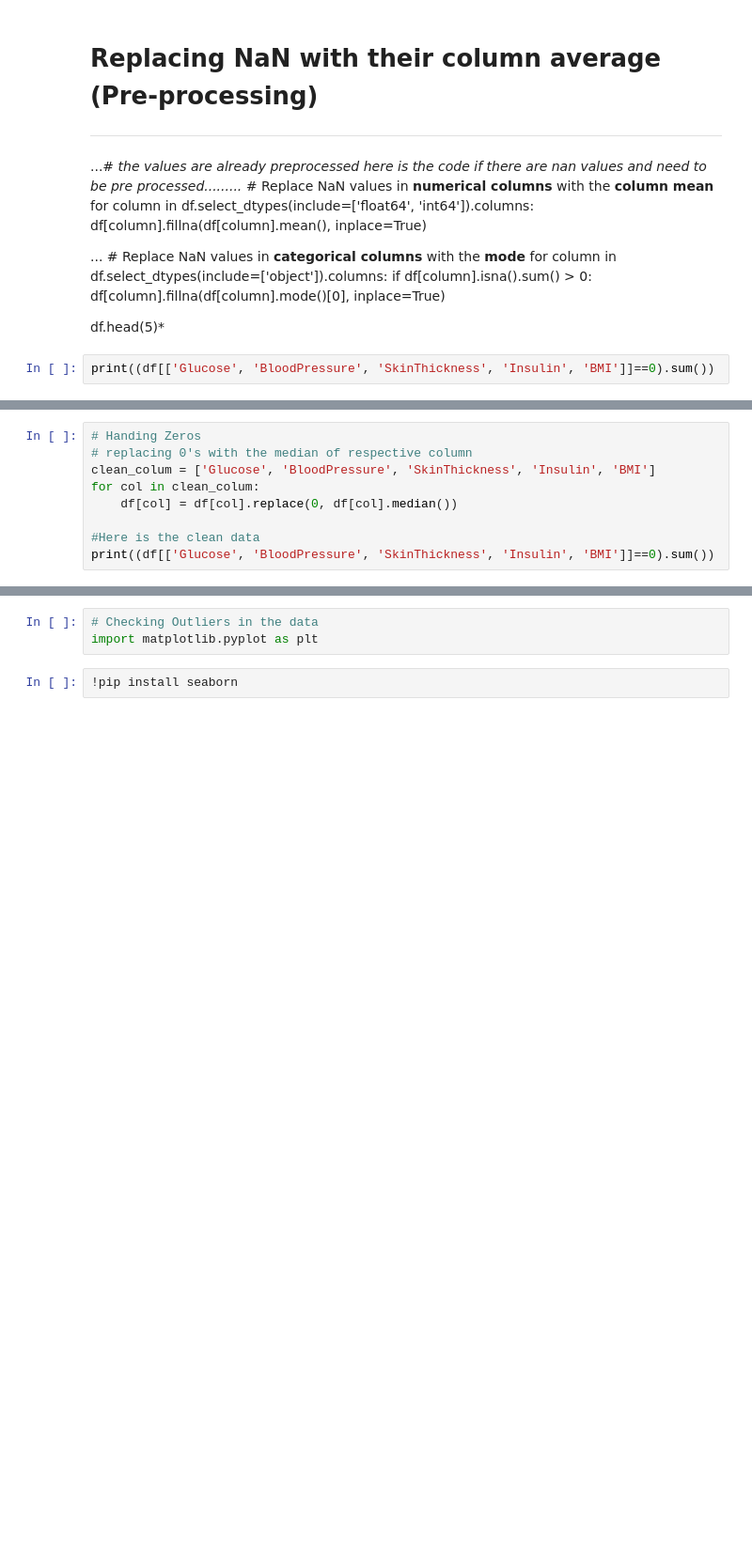
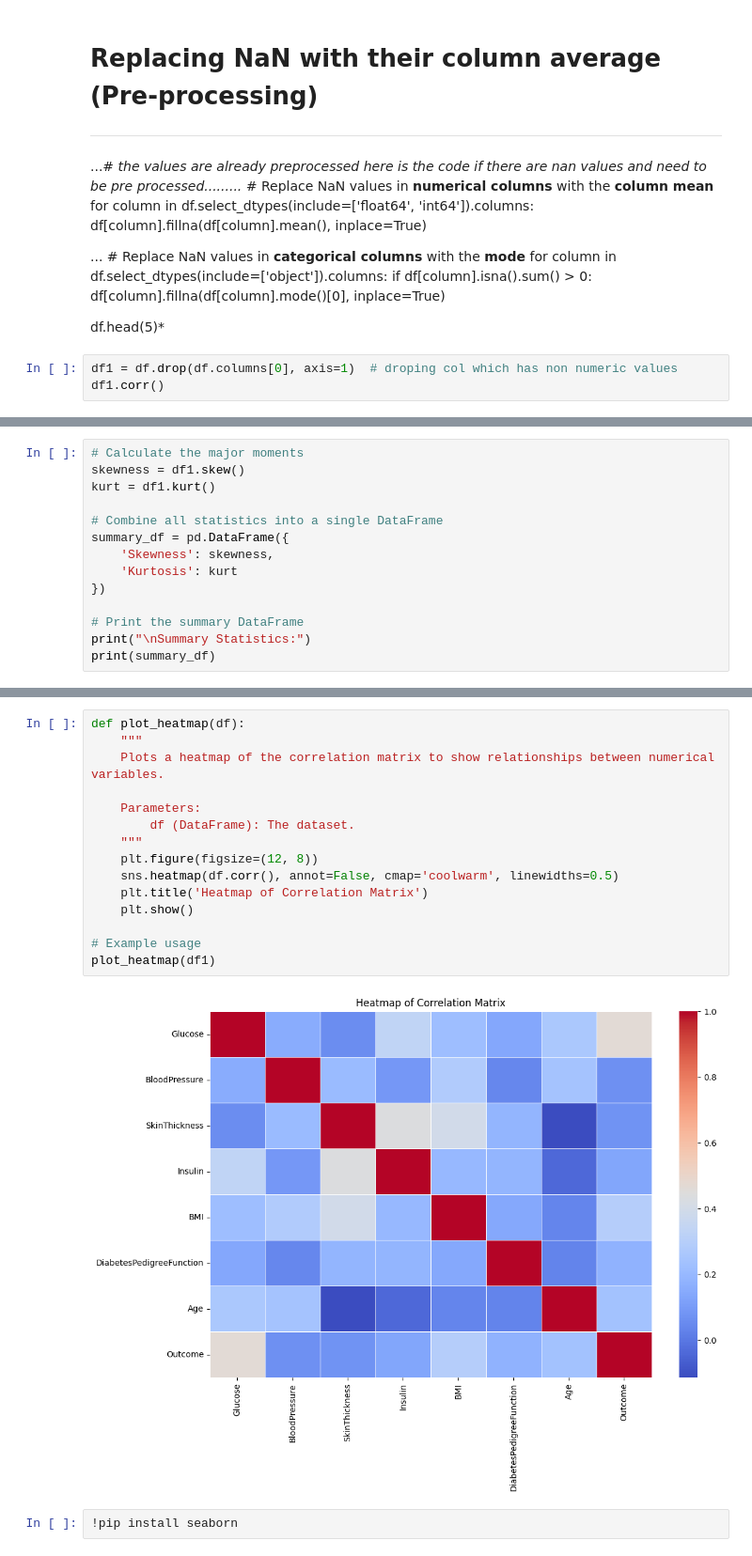
Before and after one commit to aadnon822/DataScience-AdnanNaseem-23099739, a Jupyter notebook: Statistics and Trends updated code.ipynb, the cells around one changed output, grey strips where cells are left out. Shown at 94% size. Drawn from its saved outputs; the diff is of its cells as text; blank space fills up the shorter version.

```diff
--- a/Statistics and Trends updated code.ipynb
+++ b/Statistics and Trends updated code.ipynb
@@ -102,5 +102,6 @@ for column in df.select_dtypes(include=['object']).columns:
 
 df.head(5)*
 # %%
-print((df[['Glucose', 'BloodPressure', 'SkinThickness', 'Insulin', 'BMI']]==0).sum())
+df1 = df.drop(df.columns[0], axis=1)  # droping col which has non numeric values
+df1.corr()
 # %% [output]
@@ -113,10 +119,15 @@ dtype: int64
 # %%
-# Handing Zeros
-# replacing 0's with the median of respective column
-clean_colum = ['Glucose', 'BloodPressure', 'SkinThickness', 'Insulin', 'BMI']
-for col in clean_colum:
-    df[col] = df[col].replace(0, df[col].median())
+# Calculate the major moments
+skewness = df1.skew()
+kurt = df1.kurt()
 
-#Here is the clean data
-print((df[['Glucose', 'BloodPressure', 'SkinThickness', 'Insulin', 'BMI']]==0).sum())
+# Combine all statistics into a single DataFrame
+summary_df = pd.DataFrame({
+    'Skewness': skewness,
+    'Kurtosis': kurt
+})
+
+# Print the summary DataFrame
+print("\nSummary Statistics:")
+print(summary_df)
 # %% [output]
@@ -129,6 +152,20 @@ dtype: int64
 # %%
-# Checking Outliers in the data
-import matplotlib.pyplot as plt
+def plot_heatmap(df):
+    """
+    Plots a heatmap of the correlation matrix to show relationships between numerical variables.
+
+    Parameters:
+        df (DataFrame): The dataset.
+    """
+    plt.figure(figsize=(12, 8))
+    sns.heatmap(df.corr(), annot=False, cmap='coolwarm', linewidths=0.5)
+    plt.title('Heatmap of Correlation Matrix')
+    plt.show()
+
+# Example usage
+plot_heatmap(df1)
+# %% [output]
+[figure, added]
 # %%
 !pip install seaborn
 # %% [output]
```
Also changed, not shown: parts of 4 cells of this notebook.
